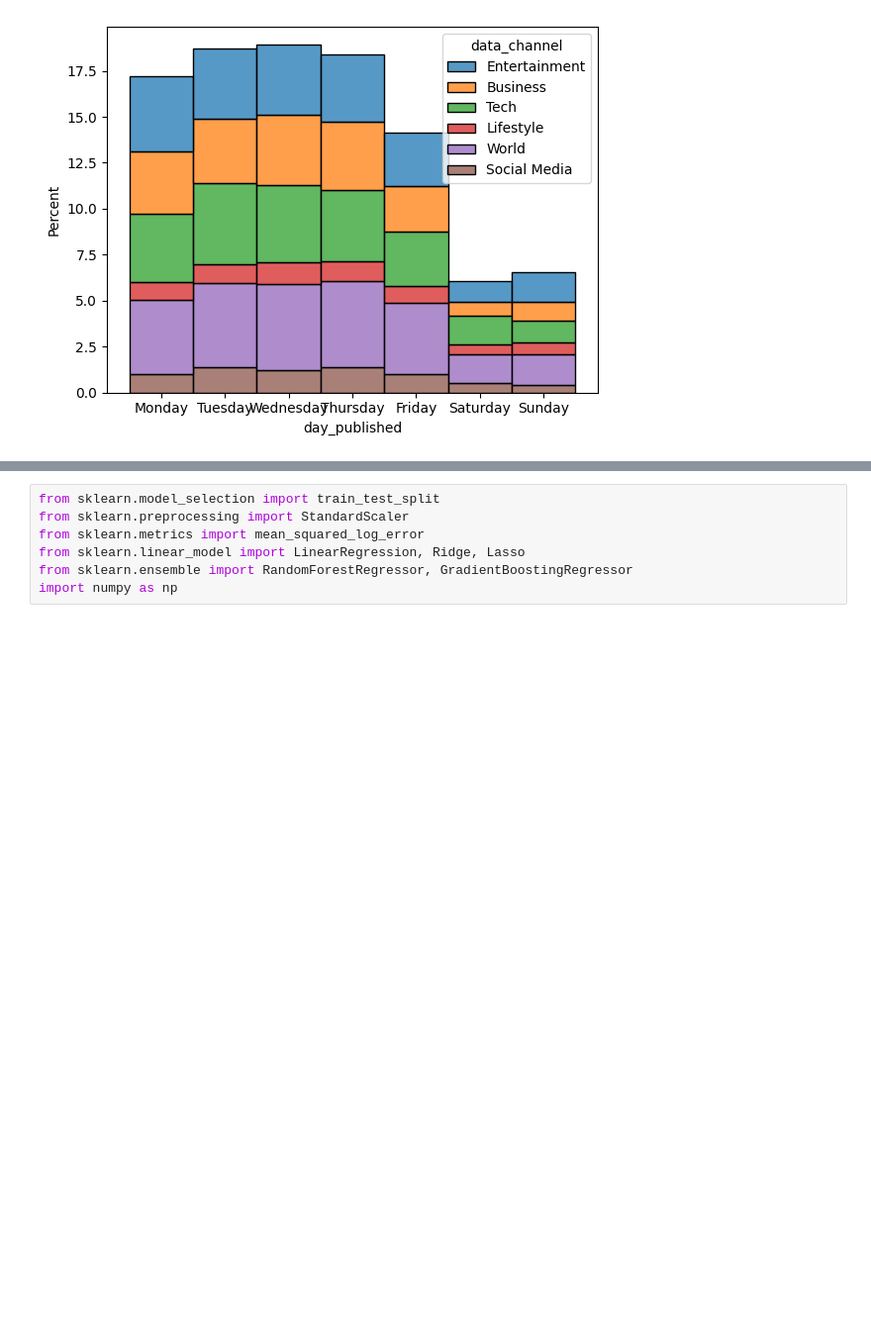
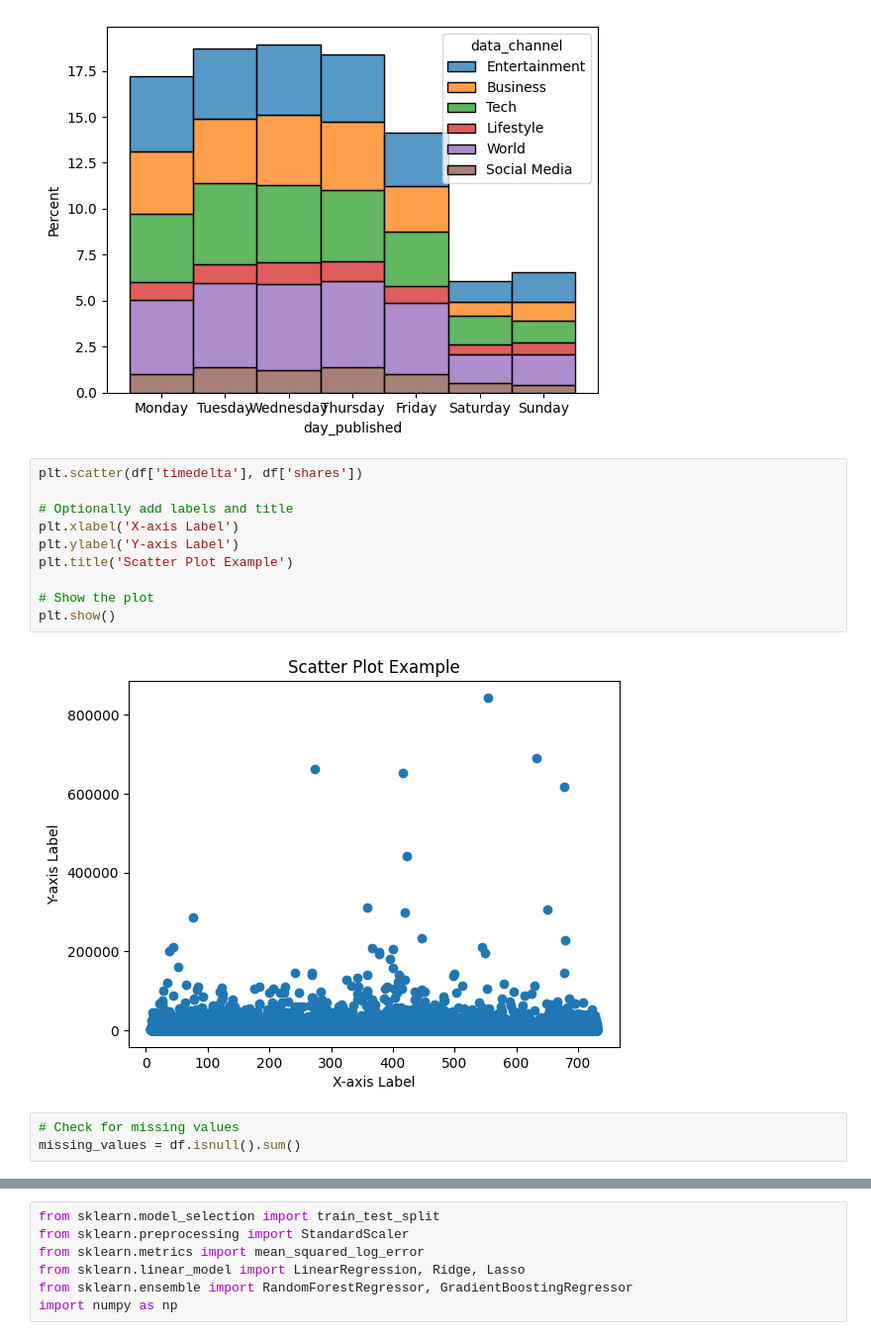
Before and after one commit to Ruchit42/Online_News_Shares, a Jupyter notebook: Capstone_News_shares_current_version.ipynb, the cells around one changed output, grey strips where cells are left out. Shown at 99% size. Cells and saved outputs as stored; diff of their text form; blank space fills up the shorter version.

```diff
--- a/Capstone_News_shares_current_version.ipynb
+++ b/Capstone_News_shares_current_version.ipynb
@@ -310,3 +351,18 @@ sns.histplot(binwidth=0.5, x="day_published", hue="data_channel", data=df, stat=
 # %% [output]
 <Axes: xlabel='day_published', ylabel='Percent'>
 [figure]
+# %%
+plt.scatter(df['timedelta'], df['shares'])
+
+# Optionally add labels and title
+plt.xlabel('X-axis Label')
+plt.ylabel('Y-axis Label')
+plt.title('Scatter Plot Example')
+
+# Show the plot
+plt.show()
+# %% [output]
+[figure, added]
+# %%
+# Check for missing values
+missing_values = df.isnull().sum()
```
Also changed, not shown: parts of 16 cells of this notebook.
